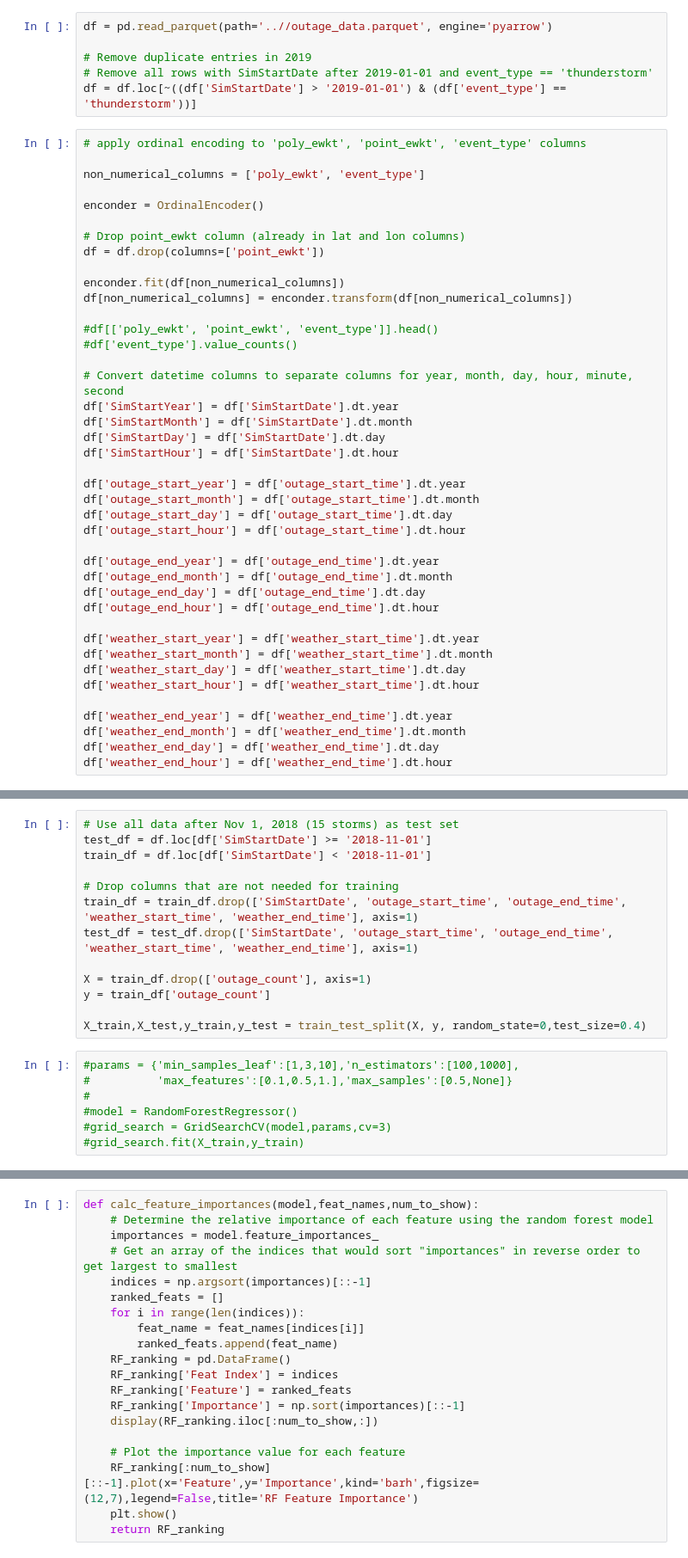
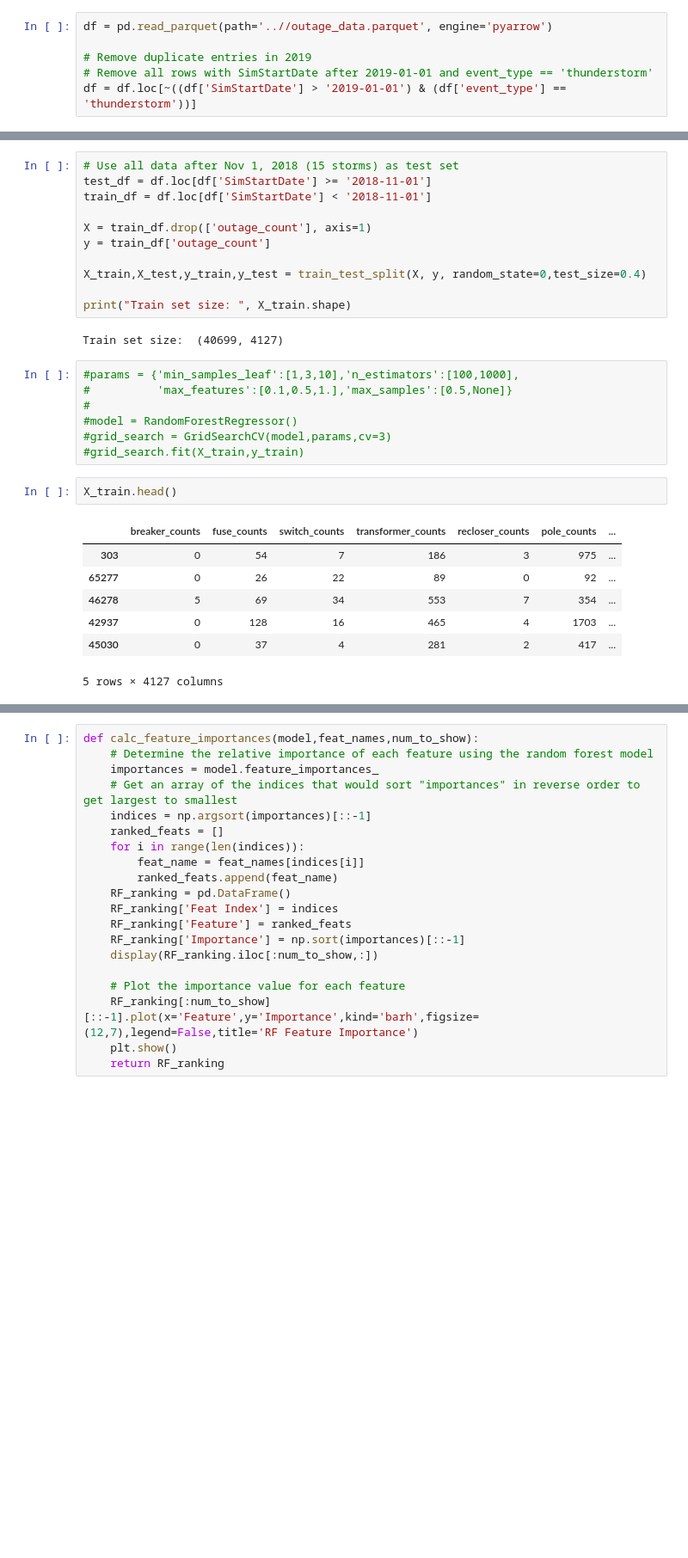
Before and after one commit to AIPI520/project-team-4, a Jupyter notebook: notebooks/rf_analyser.ipynb, the cells around one changed output, grey strips where cells are left out. Shown at 86% size. Cells and saved outputs as stored; diff of their text form; blank space fills up the shorter version.

```diff
--- a/notebooks/rf_analyser.ipynb
+++ b/notebooks/rf_analyser.ipynb
@@ -12,44 +12,3 @@ df = pd.read_parquet(path='..//outage_data.parquet', engine='pyarrow')
 # Remove duplicate entries in 2019
 # Remove all rows with SimStartDate after 2019-01-01 and event_type == 'thunderstorm'
 df = df.loc[~((df['SimStartDate'] > '2019-01-01') & (df['event_type'] == 'thunderstorm'))]
-# %%
-# apply ordinal encoding to 'poly_ewkt', 'point_ewkt', 'event_type' columns
-
-non_numerical_columns = ['poly_ewkt', 'event_type']
-
-enconder = OrdinalEncoder()
-
-# Drop point_ewkt column (already in lat and lon columns)
-df = df.drop(columns=['point_ewkt'])
-
-enconder.fit(df[non_numerical_columns])
-df[non_numerical_columns] = enconder.transform(df[non_numerical_columns])
-
-#df[['poly_ewkt', 'point_ewkt', 'event_type']].head()
-#df['event_type'].value_counts()
-
-# Convert datetime columns to separate columns for year, month, day, hour, minute, second
-df['SimStartYear'] = df['SimStartDate'].dt.year
-df['SimStartMonth'] = df['SimStartDate'].dt.month
-df['SimStartDay'] = df['SimStartDate'].dt.day
-df['SimStartHour'] = df['SimStartDate'].dt.hour
-
-df['outage_start_year'] = df['outage_start_time'].dt.year
-df['outage_start_month'] = df['outage_start_time'].dt.month
-df['outage_start_day'] = df['outage_start_time'].dt.day
-df['outage_start_hour'] = df['outage_start_time'].dt.hour
-
-df['outage_end_year'] = df['outage_end_time'].dt.year
-df['outage_end_month'] = df['outage_end_time'].dt.month
-df['outage_end_day'] = df['outage_end_time'].dt.day
-df['outage_end_hour'] = df['outage_end_time'].dt.hour
-
-df['weather_start_year'] = df['weather_start_time'].dt.year
-df['weather_start_month'] = df['weather_start_time'].dt.month
-df['weather_start_day'] = df['weather_start_time'].dt.day
-df['weather_start_hour'] = df['weather_start_time'].dt.hour
-
-df['weather_end_year'] = df['weather_end_time'].dt.year
-df['weather_end_month'] = df['weather_end_time'].dt.month
-df['weather_end_day'] = df['weather_end_time'].dt.day
-df['weather_end_hour'] = df['weather_end_time'].dt.hour
@@ -58,14 +34,14 @@ df['weather_end_hour'] = df['weather_end_time'].dt.hour
 test_df = df.loc[df['SimStartDate'] >= '2018-11-01']
 train_df = df.loc[df['SimStartDate'] < '2018-11-01']
 
-# Drop columns that are not needed for training
-train_df = train_df.drop(['SimStartDate', 'outage_start_time', 'outage_end_time', 'weather_start_time', 'weather_end_time'], axis=1)
-test_df = test_df.drop(['SimStartDate', 'outage_start_time', 'outage_end_time', 'weather_start_time', 'weather_end_time'], axis=1)
-
 X = train_df.drop(['outage_count'], axis=1)
 y = train_df['outage_count']
 
 X_train,X_test,y_train,y_test = train_test_split(X, y, random_state=0,test_size=0.4)
+
+print("Train set size: ", X_train.shape)
+# %% [output]
+Train set size:  (40699, 4127)
 # %%
 #params = {'min_samples_leaf':[1,3,10],'n_estimators':[100,1000],
 #          'max_features':[0.1,0.5,1.],'max_samples':[0.5,None]}
@@ -73,5 +49,15 @@ X_train,X_test,y_train,y_test = train_test_split(X, y, random_state=0,test_size=
 #model = RandomForestRegressor()
 #grid_search = GridSearchCV(model,params,cv=3)
 #grid_search.fit(X_train,y_train)
+# %%
+X_train.head()
+# %% [output]
+|  | breaker_counts | fuse_counts | switch_counts | transformer_counts | recloser_counts | pole_counts | ... |
+| 303 | 0 | 54 | 7 | 186 | 3 | 975 | ... |
+| 65277 | 0 | 26 | 22 | 89 | 0 | 92 | ... |
+| 46278 | 5 | 69 | 34 | 553 | 7 | 354 | ... |
+| 42937 | 0 | 128 | 16 | 465 | 4 | 1703 | ... |
+| 45030 | 0 | 37 | 4 | 281 | 2 | 417 | ... |
+5 rows × 4127 columns
 # %%
 rf_model = RandomForestRegressor(n_estimators=100, max_depth=None, min_samples_split=2, random_state=0)
```
Also changed, not shown: parts of 4 cells of this notebook.
